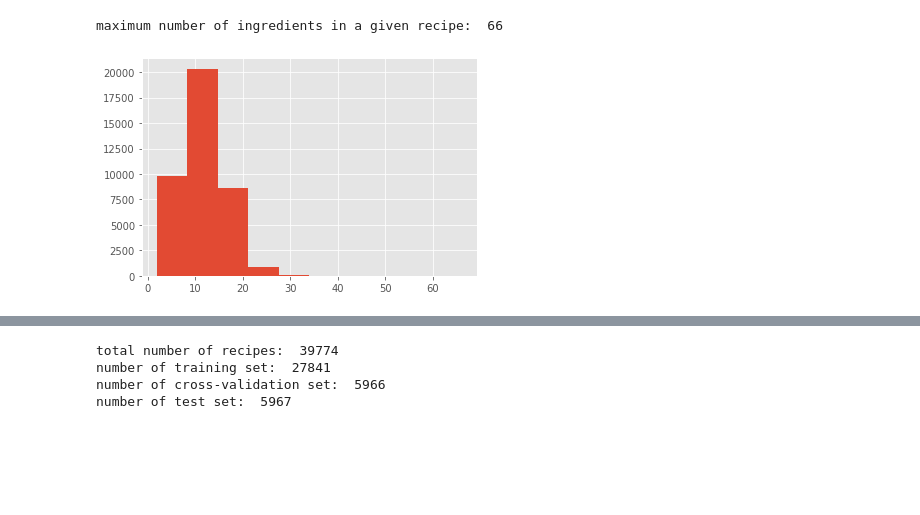
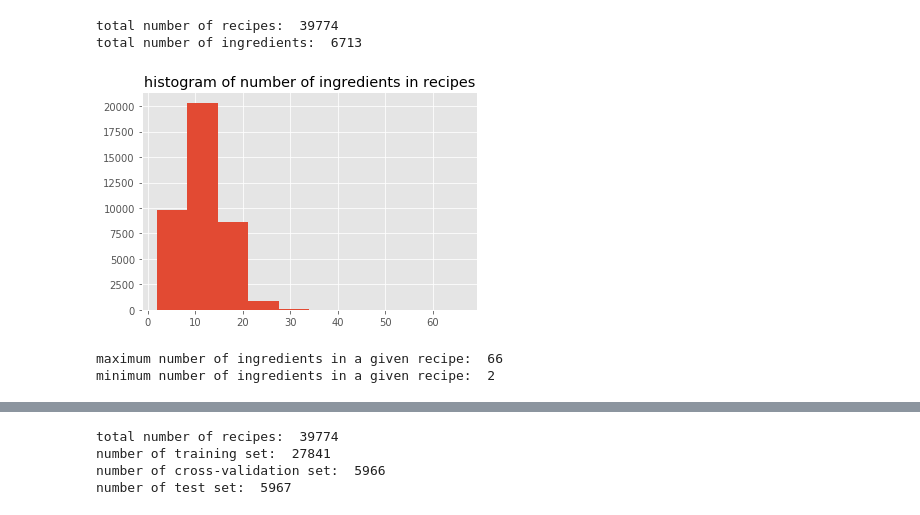
Before and after one commit to irishryoon/recipes, a Jupyter notebook: ingredients_recommendation.ipynb, the cells around one changed output, grey strips where cells are left out. Cells and saved outputs as stored; diff of their text form; code cells hidden in the pictures; blank space fills up the shorter version.

Commit message:
Data cleanup and preliminary analysis added

```diff
--- a/ingredients_recommendation.ipynb
+++ b/ingredients_recommendation.ipynb
@@ -58,5 +75,4 @@ with open(file_name, 'r') as f:
   objects = ijson.items(f, 'item')
   data = list(objects)
 
-# For each recipe, get both the ingredients and cuisine
-ingredients = [item['ingredients']+[item['cuisine']] for item in data]
+df = pd.DataFrame(data)
@@ -64,0 +126,29 @@ ingredients = [item['ingredients']+[item['cuisine']] for item in data]
+# %%
+# Remove characters between (and including) parentheses
+# Turn all strings into lowercase
+
+for i in df.index:
+    ing = df.at[i,'ingredients']
+    for j, item in enumerate(ing):
+        # Replace all characters between parentheses
+        if  ('(' in item) or (')' in item):
+            item = re.sub('\s*\([^)]*\)\s*', '', item)
+            ing[j] = item
+
+        # Turn all Upper case into lowercase
+        ing[j] = item.lower()
+
+    df.at[i,'ingredients'] = ing
+# %%
+ing_list = df['ingredients'].tolist()
+cuisine_list = df['cuisine'].tolist()
+
+if len(ing_list) == len(cuisine_list):
+    ingredients = [ing_list[i] + [cuisine_list[i]] for i in range(len(ing_list))]
+else:
+    print('error. Length of ingredients and cuisine does not match')
+
+print("Example ingredients")
+ing_list = np.unique([item for recipe in ingredients for item in recipe ])
+print(ing_list[:50])
+print(ing_list[-50:])
@@ -65,10 +193,21 @@ ingredients = [item['ingredients']+[item['cuisine']] for item in data]
+# %%
+ing_list = np.unique([item for recipes in ingredients for item in recipes])
+
+print('total number of recipes: ', len(ingredients))
+print('total number of ingredients: ', len(np.unique(ing_list)))
+# %% [output]
+total number of recipes:  39774
+total number of ingredients:  6713
 # %%
-# find the number of ingredients in each recipe
+# Number of ingredients in each recipe
 ing_len = [len(x) for x in ingredients]
 
+plt.hist(ing_len)
+plt.title('histogram of number of ingredients in recipes')
+plt.show()
 print('maximum number of ingredients in a given recipe: ', max(ing_len))
-plt.hist(ing_len)
-plt.show()
+print('minimum number of ingredients in a given recipe: ', min(ing_len))
 # %% [output]
+[figure, new version]
 maximum number of ingredients in a given recipe:  66
+minimum number of ingredients in a given recipe:  2
-[figure, old version]
```
Also changed, not shown: parts of 17 cells of this notebook, 5 other files.
